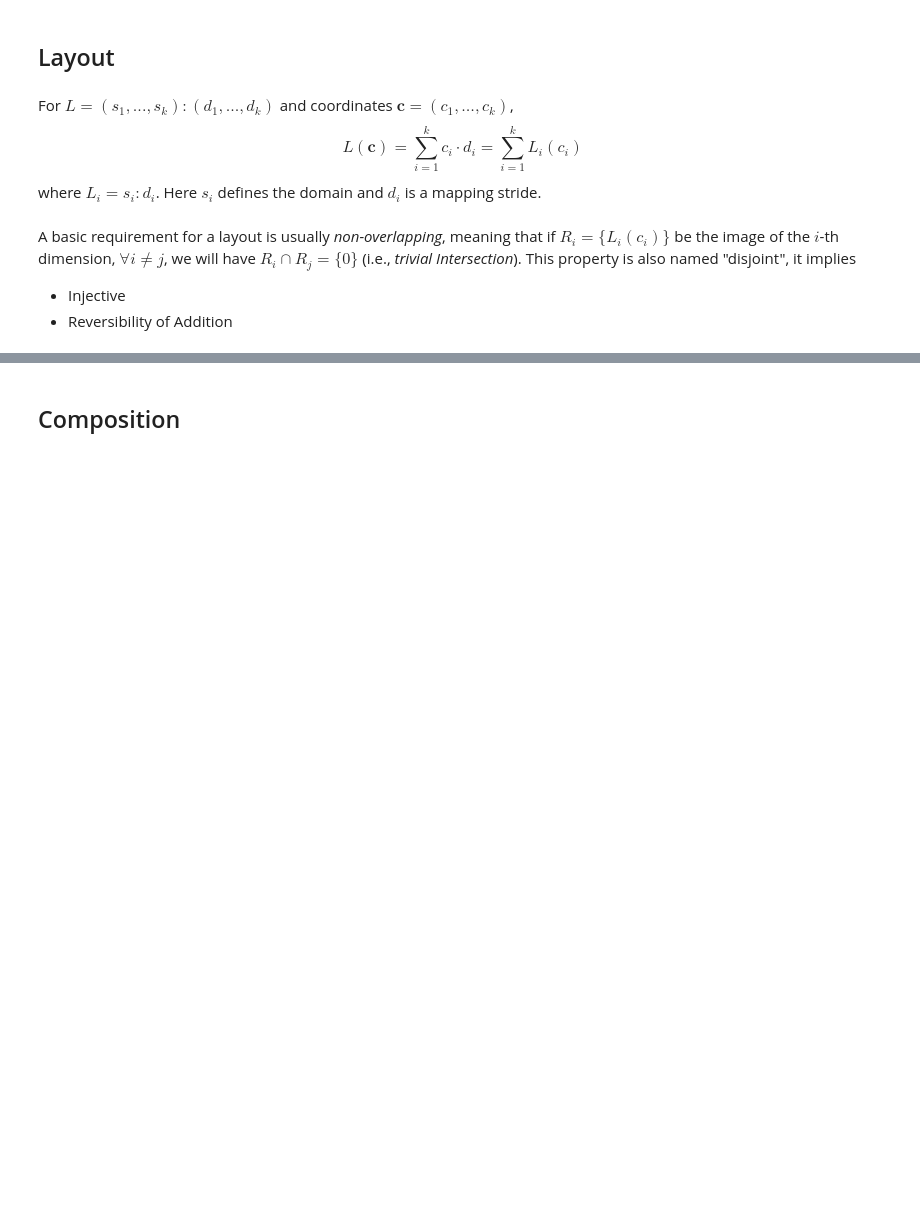
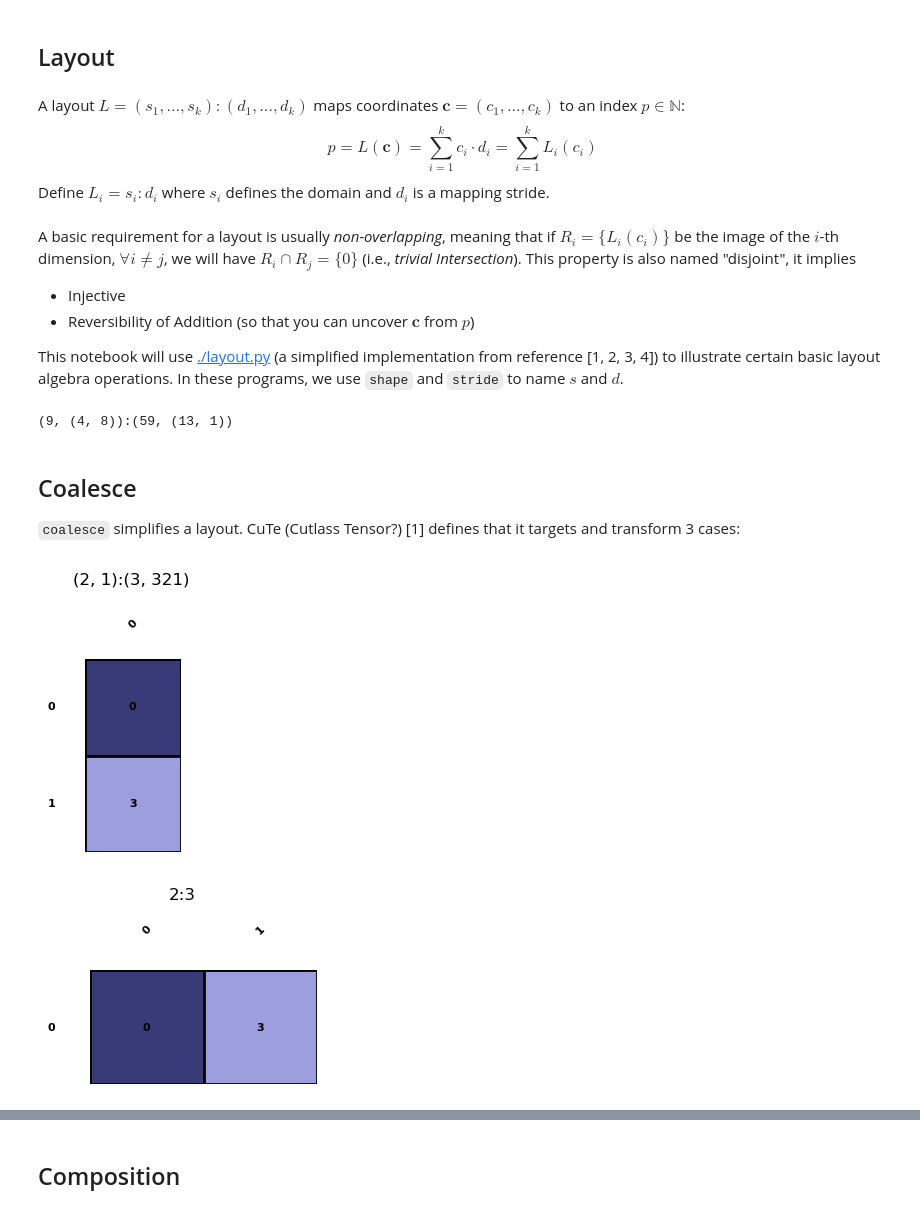
Before and after one commit to w32zhong/simp-intelligence, a Jupyter notebook: simp_intelligence/math/layout_basics.ipynb, the cells around one changed output, grey strips where cells are left out. Saved outputs shown, nothing was run; the diff lists cells and outputs as text; code cells hidden in the pictures; blank space fills up the shorter version.

```diff
--- a/simp_intelligence/math/layout_basics.ipynb
+++ b/simp_intelligence/math/layout_basics.ipynb
@@ -1,13 +1,32 @@
 # %% [markdown]
 ## Layout
 # %% [markdown]
-For $L = (s_1, ..., s_k) : (d_1, ..., d_k)$ and coordinates $\mathbf{c} = (c_1, \dots, c_k)$,
+A layout $L = (s_1, ..., s_k) : (d_1, ..., d_k)$ maps coordinates $\mathbf{c} = (c_1, \dots, c_k)$ to an index $p \in \mathbb{N}$:
 $$
-L(\mathbf{c}) = \sum_{i=1}^k c_i \cdot d_i = \sum_{i=1}^k L_i(c_i)
+p = L(\mathbf{c}) = \sum_{i=1}^k c_i \cdot d_i = \sum_{i=1}^k L_i(c_i)
 $$
-where $L_i = s_i:d_i$. Here $s_i$ defines the domain and $d_i$ is a mapping stride.
+Define $L_i = s_i:d_i$ where $s_i$ defines the domain and $d_i$ is a mapping stride.
 # %% [markdown]
 A basic requirement for a layout is usually *non-overlapping*, meaning that if $R_i = \{ L_i(c_i) \}$ be the image of the $i$-th dimension, $\forall i \neq j$, we will have $R_i \cap R_j = \{0\}$ (i.e., *trivial Intersection*).
 This property is also named "disjoint", it implies
 * Injective
-* Reversibility of Addition
+* Reversibility of Addition (so that you can uncover $\mathbf{c}$ from $p$)
+
+This notebook will use [./layout.py](layout.py) (a simplified implementation from reference [1, 2, 3, 4]) to illustrate certain basic layout algebra operations.
+In these programs, we use `shape` and `stride` to name $s$ and $d$.
+# %%
+from layout import Layout
+Layout(shape=(9, (4, 8)), stride=(59, (13, 1)))
+# %% [output]
+(9, (4, 8)):(59, (13, 1))
+# %% [markdown]
+## Coalesce
+`coalesce` simplifies a layout. CuTe (Cutlass Tensor?) [1] defines that it targets and transform 3 cases:
+# %%
+from layout import coalesce
+# Case 1: s0:d0  ++  _1:d1  =>  s0:d0
+A = Layout.from_string('(2,1):(3,321)').visualize()
+B = coalesce(A).visualize()
+# %% [output]
+[figure, added]
+[figure, added]
```
Also changed, not shown: parts of 5 cells of this notebook.
